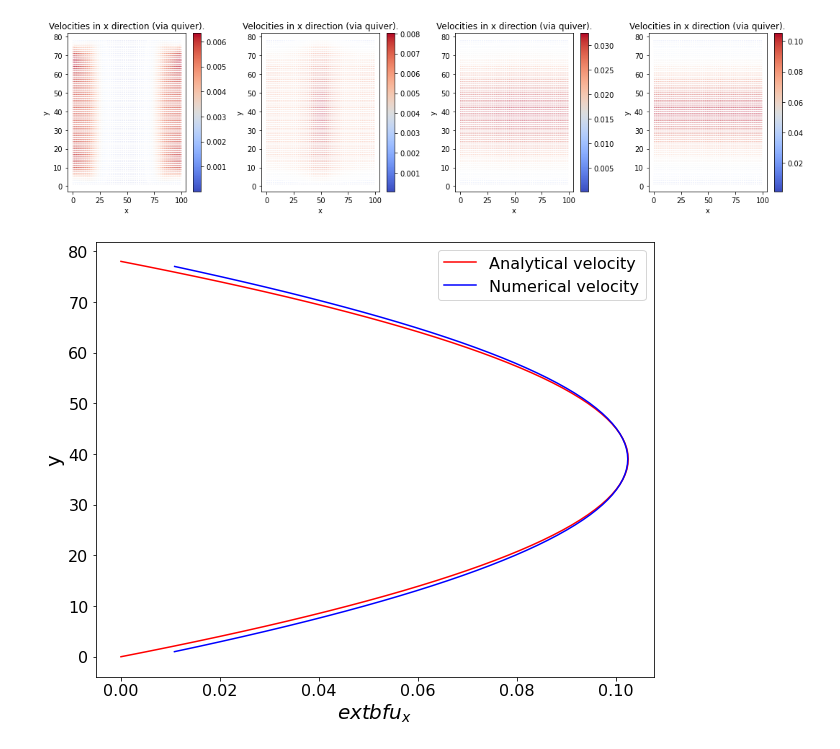
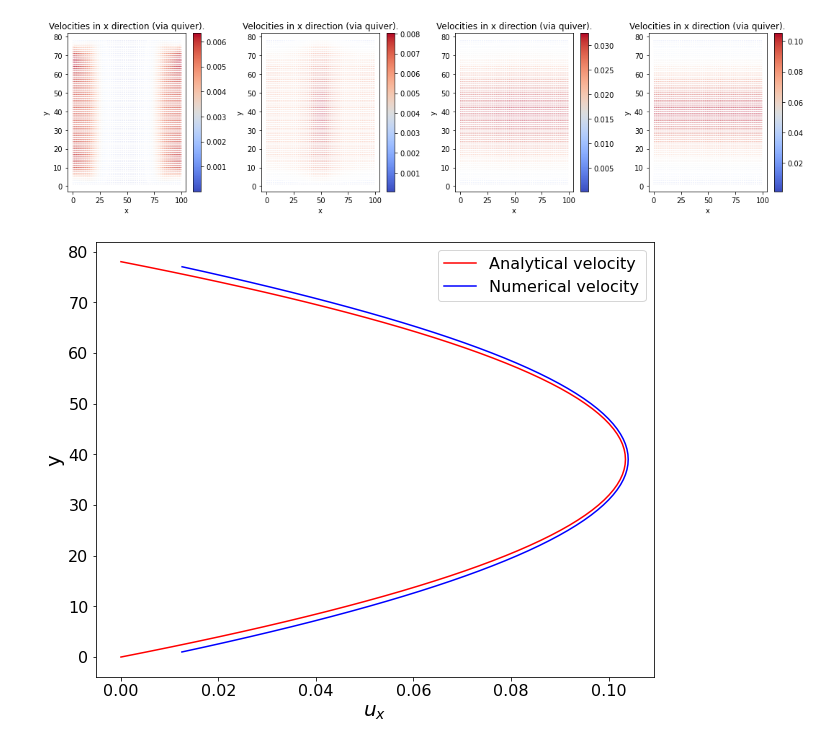
Before and after one commit to jonas27/pylbm, a Jupyter notebook: milestones/m5/m5.ipynb, the cells around one changed output. Drawn from its saved outputs; the diff is of its cells as text; code cells hidden in the pictures.

```diff
--- a/milestones/m5/m5.ipynb
+++ b/milestones/m5/m5.ipynb
@@ -112,7 +112,7 @@ rho_init = 1.
 nu = rho_init * vs_theo
 
 roh_change = (rho_in - rho_out)
-N = x_dim-1
+N = x_dim-2
 h = y_dim-2
 dp_dx = roh_change * (1/3) / N # dp/dx ist uberall konstant
 y = np.arange(y_dim-1) + 0
@@ -127,20 +127,20 @@ else:
 # %%
 fig, ax = plt.subplots(figsize=(10,8))
 # ax.plot(u_axy[0,int(u_axy.shape[1]/2), 1:-1], np.arange(y_dim-2)+0.5)
 
 u_axy = vel_final
 ax.plot(u_y, np.arange(y_dim-1), color='red',  label="Analytical velocity")
 # ax.plot(u_axy[0,int(u_axy.shape[1]/2), 1:-1], np.arange(y_dim-2)+0.5, color='blue', label="Numerical velocity")
 ax.plot(u_axy[0,20, 1:-1], np.arange(y_dim-2)+0.5, color='blue', label="Numerical velocity")
 # ax.set_title("Velocities at x_dim/2 (t=100000)".format(epochs))
-ax.set_xlabel('$\textbf{u}_{x}$')
+ax.set_xlabel('$u_{x}$')
 ax.set_ylabel('y')
 ax.legend()
 
 lbm.save_fig(fig, 'm5-1-num-theo.pgf')
 plt.show()
 plt.close()
 
 # wichtig die richtige boundry anzugeben.
 # %% [output]
-[figure, old version]
+[figure, new version]
```
Also changed, not shown: 1 other file.
